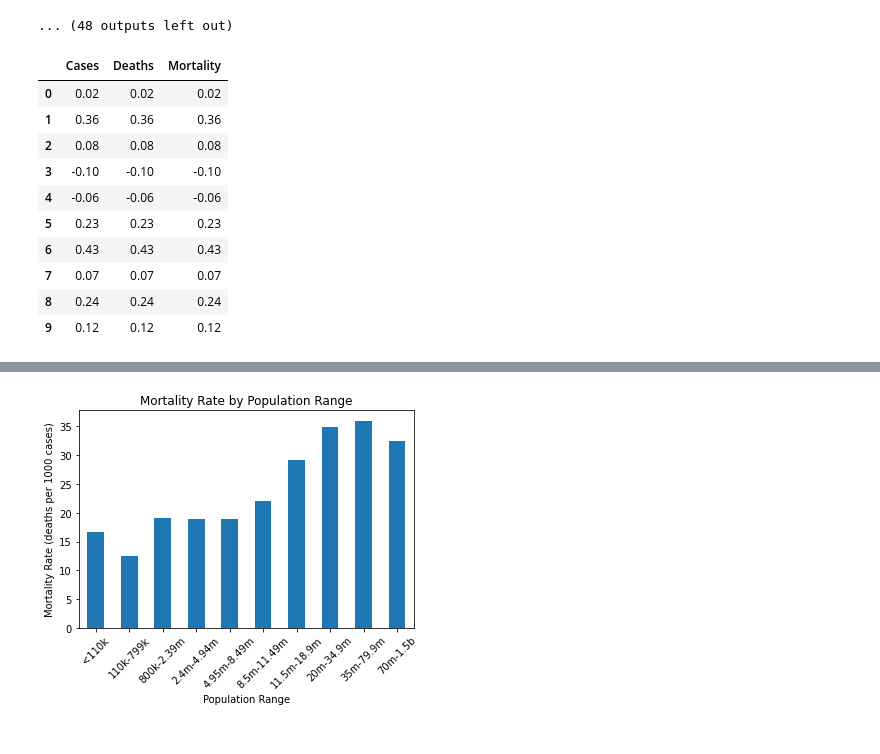
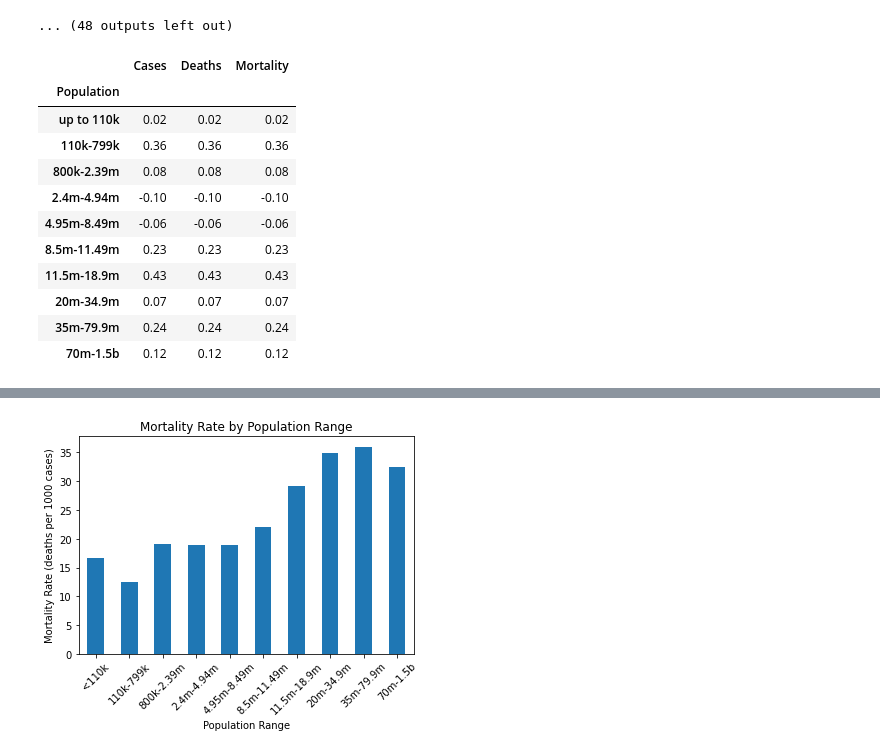
Before and after one commit to AustinRCole/COVID_Lat_GDP_analysis, a Jupyter notebook: Second Question Analysis.ipynb, the cells around one changed output, grey strips where cells are left out. Saved outputs shown, nothing was run; the diff lists cells and outputs as text; code cells hidden in the pictures.

Commit message:
created tables, charts for correlation coefficient and r squared

```diff
--- a/Second Question Analysis.ipynb
+++ b/Second Question Analysis.ipynb
@@ -187,18 +187,19 @@ r-squared : 0.04
 Correlation Coefficient : 0.36
 ... (48 outputs left out)
 # %%
-cc_df = pd.DataFrame(list(zip(case_cc_list, deaths_cc_list, mortality_cc_list)),
-                       columns = ['Cases', 'Deaths','Mortality'])
-cc_df
+cc_df = pd.DataFrame(list(zip(pop_ranges, case_cc_list, deaths_cc_list, mortality_cc_list)),
+                       columns = ['Population', 'Cases', 'Deaths','Mortality'])
+cc_df.set_index('Population')
 # %% [output]
 |  | Cases | Deaths | Mortality |
-| 0 | 0.02 | 0.02 | 0.02 |
-| 1 | 0.36 | 0.36 | 0.36 |
-| 2 | 0.08 | 0.08 | 0.08 |
-| 3 | -0.10 | -0.10 | -0.10 |
-| 4 | -0.06 | -0.06 | -0.06 |
-| 5 | 0.23 | 0.23 | 0.23 |
-| 6 | 0.43 | 0.43 | 0.43 |
-| 7 | 0.07 | 0.07 | 0.07 |
-| 8 | 0.24 | 0.24 | 0.24 |
-| 9 | 0.12 | 0.12 | 0.12 |
+| Population |  |  |  |
+| up to 110k | 0.02 | 0.02 | 0.02 |
+| 110k-799k | 0.36 | 0.36 | 0.36 |
+| 800k-2.39m | 0.08 | 0.08 | 0.08 |
+| 2.4m-4.94m | -0.10 | -0.10 | -0.10 |
+| 4.95m-8.49m | -0.06 | -0.06 | -0.06 |
+| 8.5m-11.49m | 0.23 | 0.23 | 0.23 |
+| 11.5m-18.9m | 0.43 | 0.43 | 0.43 |
+| 20m-34.9m | 0.07 | 0.07 | 0.07 |
+| 35m-79.9m | 0.24 | 0.24 | 0.24 |
+| 70m-1.5b | 0.12 | 0.12 | 0.12 |
```
Also changed, not shown: parts of 8 cells of this notebook, 3 other files.
